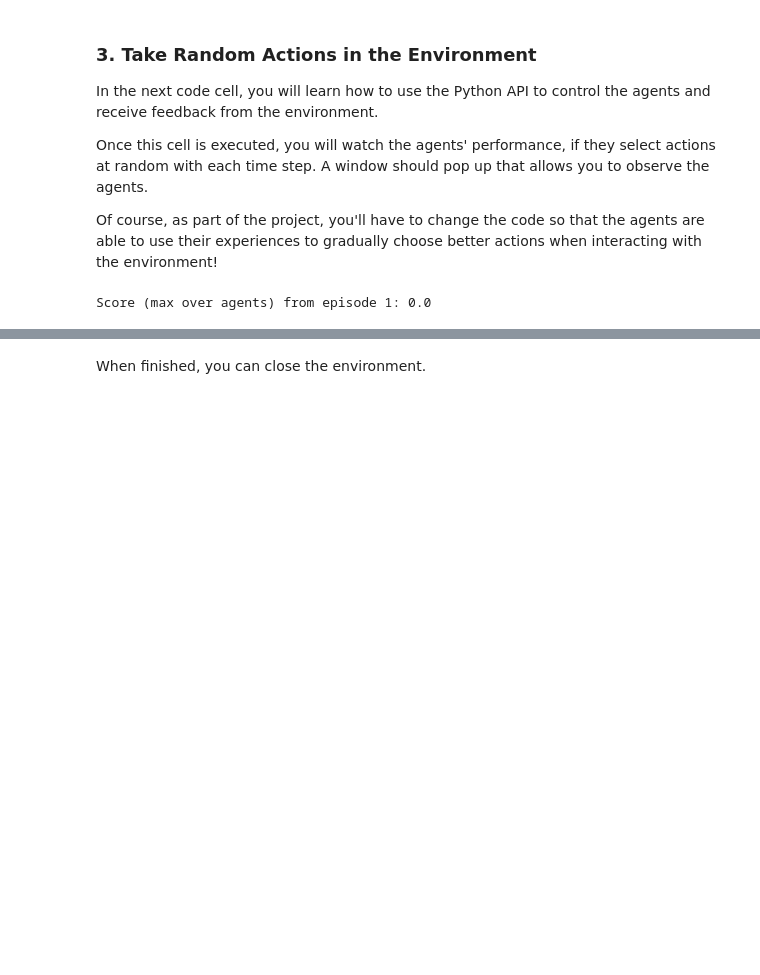
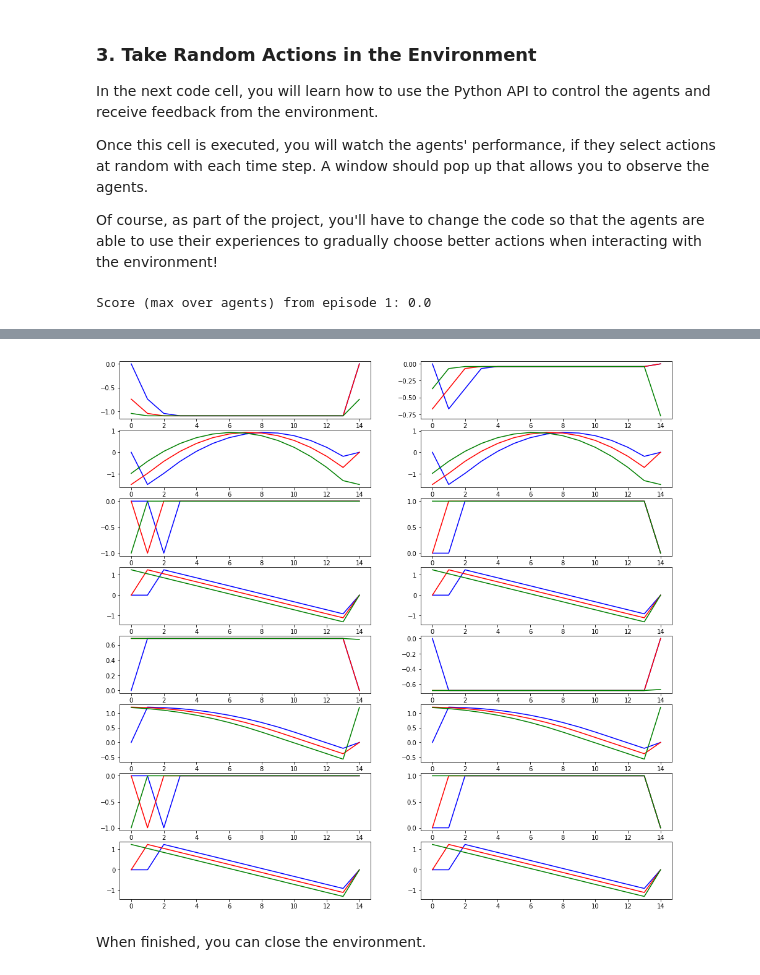
Before and after one commit to esghif/drlnd, a Jupyter notebook: p3_collab-compet/Tennis.ipynb, the cells around one changed output, grey strips where cells are left out. Cells and saved outputs as stored; diff of their text form; code cells hidden in the pictures; blank space fills up the shorter version.

```diff
--- a/p3_collab-compet/Tennis.ipynb
+++ b/p3_collab-compet/Tennis.ipynb
@@ -159,3 +171,31 @@ for i in range(8):
+# %%
+def state_norm(state):
+    norm = np.array([10.0, 1.0, 30.0, 5.0, 10.0, 5.0, 30.0, 5.0])
+    norm = np.concatenate([norm]*3)
+    state_norm = state / norm
+    return state_norm
+
+states_hist_norm = [state_norm(state) for state in states_hist]
+
+
+data = np.zeros((2,8,len(states_hist_norm),3))
+for i in range(8):
+    for j in range(len(states_hist_norm)):
+        for z in range(3):
+            data[0,i,j,z] = states_hist_norm[j][0,i+8*z]
+            data[1,i,j,z] = states_hist_norm[j][1,i+8*z]
+
+
+f, axs = plt.subplots(8,2,figsize=(16,16))
+
+for i in range(8):
+    for j in range(2):
+        #plt.subplot(8,2,1+i+8*j)
+        axs[i,j].plot(data[j,i,:,0],'b')
+        axs[i,j].plot(data[j,i,:,1],'r')
+        axs[i,j].plot(data[j,i,:,2],'g')
+# %% [output]
+[figure, added]
 # %% [markdown]
 When finished, you can close the environment.
 # %%
```
Also changed, not shown: parts of 3 cells of this notebook, 12 other files.
